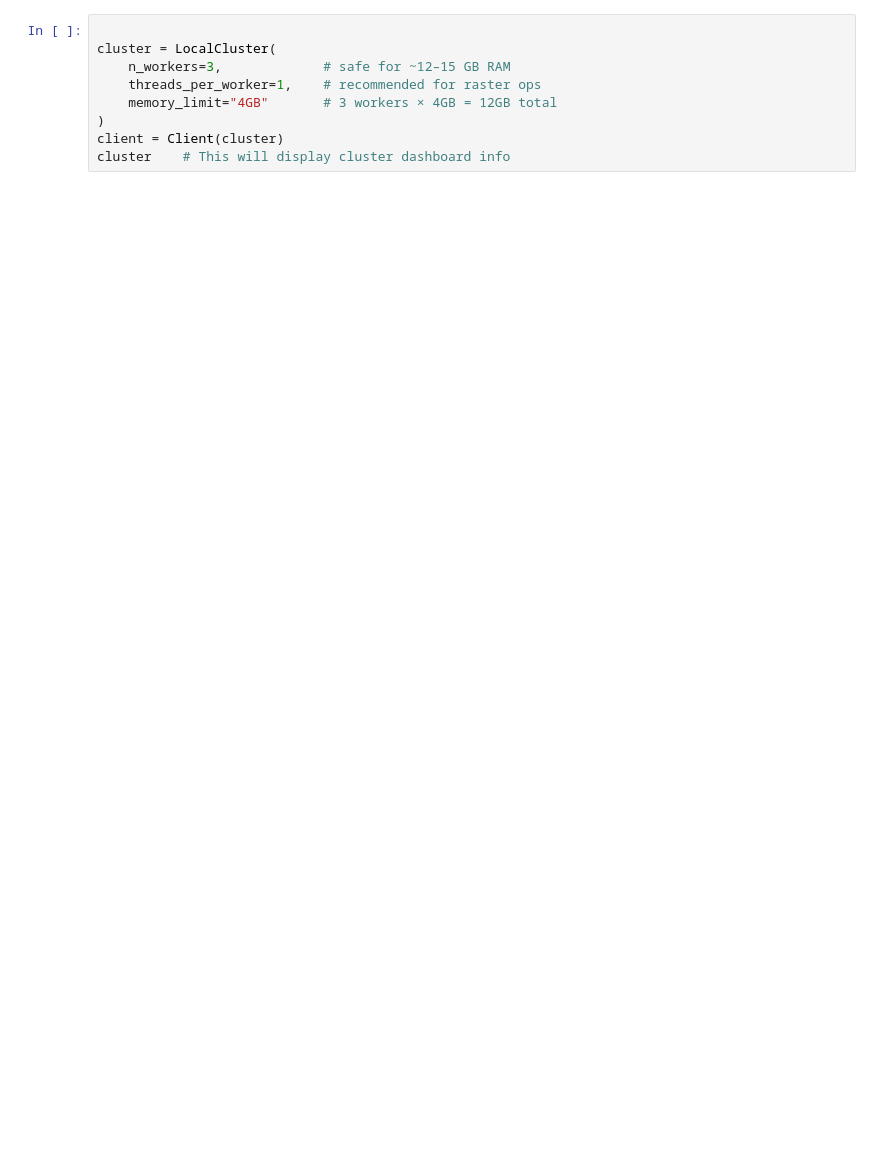
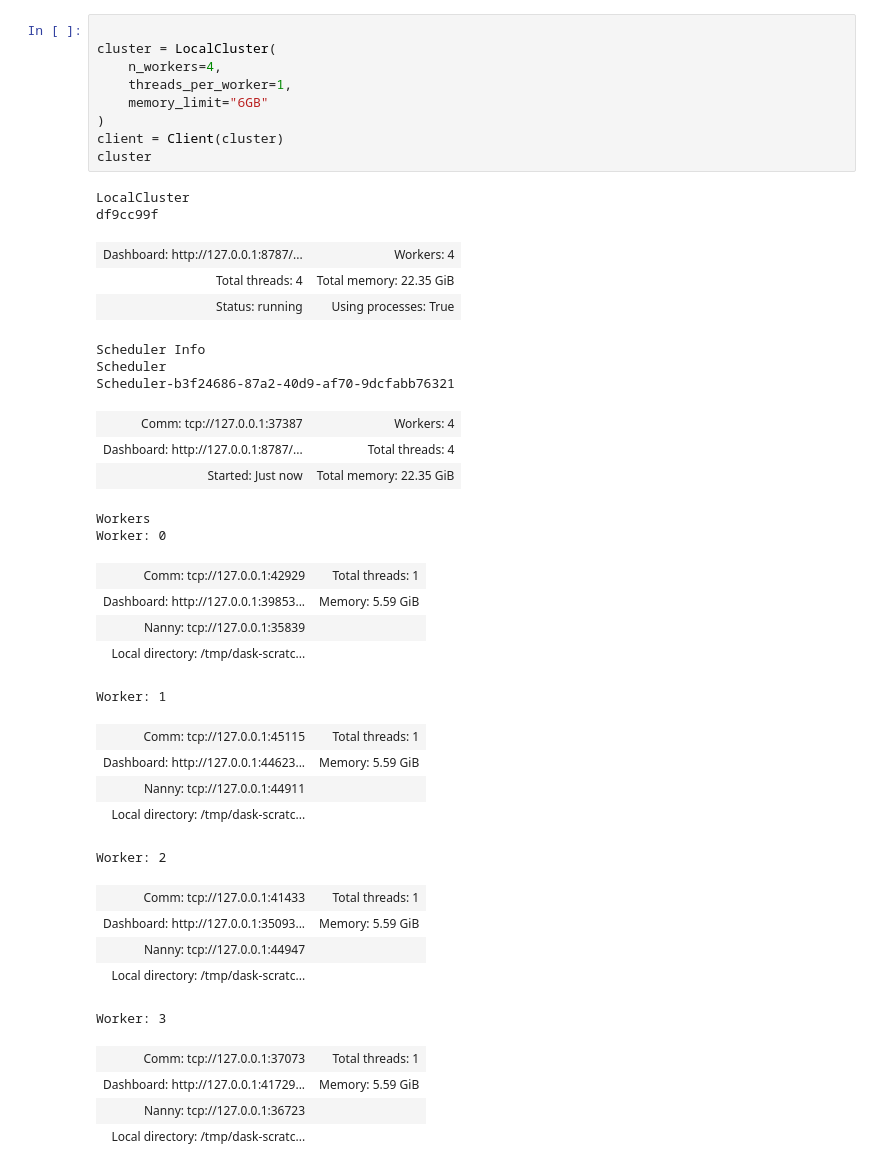
Before and after one commit to Gracey0201/tampa-bay-water-quality, a Jupyter notebook: scr/notebooks/env.ipynb, the cells around one changed output. Cells and saved outputs as stored; diff of their text form; blank space fills up the shorter version.

```diff
--- a/scr/notebooks/env.ipynb
+++ b/scr/notebooks/env.ipynb
@@ -14,12 +19,45 @@ import rioxarray
 # %%
 
 cluster = LocalCluster(
-    n_workers=3,             # safe for ~12–15 GB RAM
-    threads_per_worker=1,    # recommended for raster ops
-    memory_limit="4GB"       # 3 workers × 4GB = 12GB total
+    n_workers=4,
+    threads_per_worker=1,
+    memory_limit="6GB"
 )
 client = Client(cluster)
-cluster    # This will display cluster dashboard info
+cluster
+# %% [output]
+LocalCluster
+df9cc99f
+| Dashboard: http://127.0.0.1:8787/... | Workers: 4 |
+| Total threads: 4 | Total memory: 22.35 GiB |
+| Status: running | Using processes: True |
+Scheduler Info
+Scheduler
+Scheduler-b3f24686-87a2-40d9-af70-9dcfabb76321
+| Comm: tcp://127.0.0.1:37387 | Workers: 4 |
+| Dashboard: http://127.0.0.1:8787/... | Total threads: 4 |
+| Started: Just now | Total memory: 22.35 GiB |
+Workers
+Worker: 0
+| Comm: tcp://127.0.0.1:42929 | Total threads: 1 |
+| Dashboard: http://127.0.0.1:39853... | Memory: 5.59 GiB |
+| Nanny: tcp://127.0.0.1:35839 |  |
+| Local directory: /tmp/dask-scratc... |  |
+Worker: 1
+| Comm: tcp://127.0.0.1:45115 | Total threads: 1 |
+| Dashboard: http://127.0.0.1:44623... | Memory: 5.59 GiB |
+| Nanny: tcp://127.0.0.1:44911 |  |
+| Local directory: /tmp/dask-scratc... |  |
+Worker: 2
+| Comm: tcp://127.0.0.1:41433 | Total threads: 1 |
+| Dashboard: http://127.0.0.1:35093... | Memory: 5.59 GiB |
+| Nanny: tcp://127.0.0.1:44947 |  |
+| Local directory: /tmp/dask-scratc... |  |
+Worker: 3
+| Comm: tcp://127.0.0.1:37073 | Total threads: 1 |
+| Dashboard: http://127.0.0.1:41729... | Memory: 5.59 GiB |
+| Nanny: tcp://127.0.0.1:36723 |  |
+| Local directory: /tmp/dask-scratc... |  |
 # %%
 # Add the folder containing WQI_utils.py
 sys.path.append(os.path.abspath("../utils"))
```
Also changed, not shown: parts of 13 cells of this notebook.
